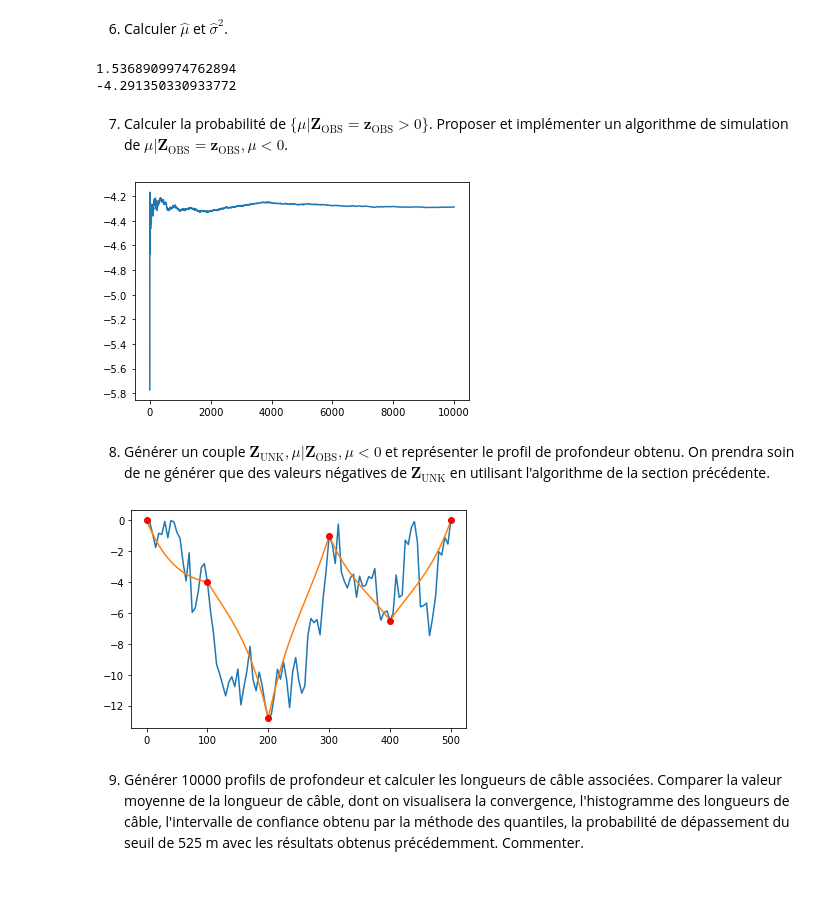
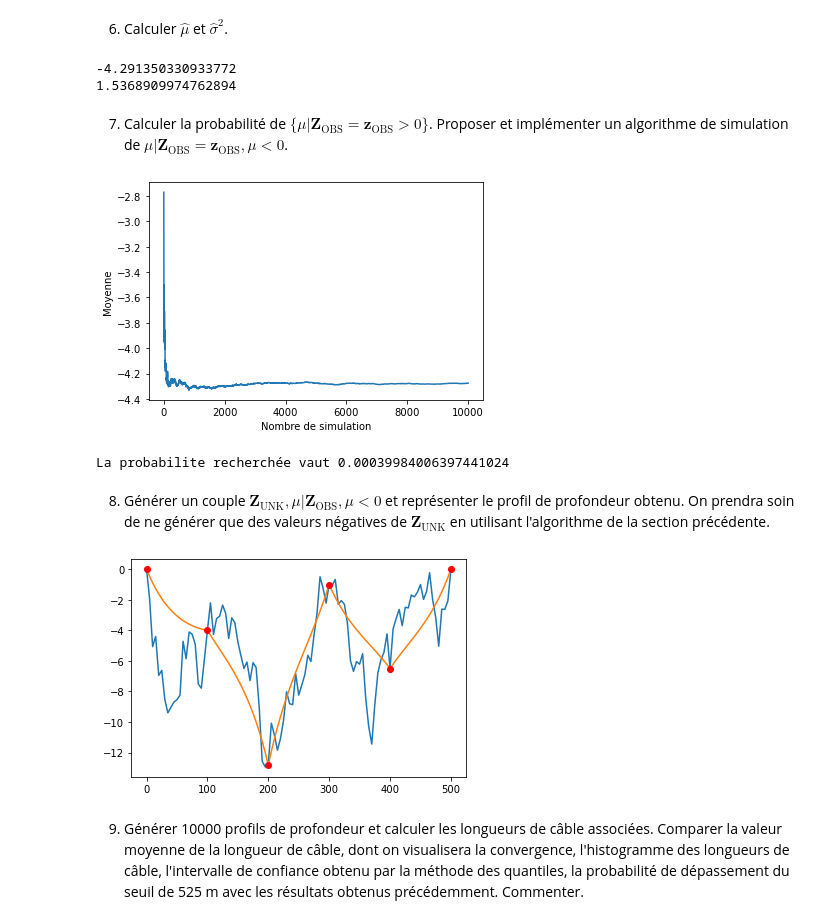
Before and after one commit to pguillot07/Devoir-Maths-Info-Probabilites, a Jupyter notebook: Projet numérique de Probabilités 2021 - Rendu.ipynb, the cells around one changed output. Saved outputs shown, nothing was run; the diff lists cells and outputs as text; code cells hidden in the pictures; blank space fills up the shorter version.

```diff
--- a/Projet numérique de Probabilités 2021 - Rendu.ipynb
+++ b/Projet numérique de Probabilités 2021 - Rendu.ipynb
@@ -396,47 +409,56 @@ On va plutôt procéder par simulations en cascade, c'est-à-dire que pour chaqu
 6. Calculer $\widehat{\mu}$ et $\widehat{\sigma}^2$.
 # %%
 ones = np.array([1,1,1,1,1,1])
-SigmaChapeauCarre = 1/(np.matmul(np.transpose(ones), np.matmul(invSigma, ones)) + 1/4)
-print(SigmaChapeauCarre)
 
 MuChapeau = SigmaChapeauCarre*(np.matmul(np.transpose(ones), np.matmul(invSigma, depth)) - 5/4)
 print(MuChapeau)
+
+SigmaChapeauCarre = 1/(np.matmul(np.transpose(ones), np.matmul(invSigma, ones)) + 1/4)
+print(SigmaChapeauCarre)
 # %% [output]
+-4.291350330933772
 1.5368909974762894
--4.291350330933772
 # %% [markdown]
 7. Calculer la probabilité de $\{\mu| \mathbf{Z}_{\text{OBS}} = \mathbf{z}_{\text{OBS}} > 0\}$. Proposer et implémenter un algorithme de simulation de $\mu| \mathbf{Z}_{\text{OBS}} = \mathbf{z}_{\text{OBS}}, \mu <0$.
 # %%
 #on simule I fois en implementant une methode du rejet et on fait la moyenne (TCL)
 I = 10000
 indice_simu = np.arange(1,I+1)
-result = []
-M = []
+result = [] #vecteur des resultats de la simulation
+M = [] #vecteur des moyennes
+rejet = 0
 for i in range(I):
     y = np.random.normal(0,1,1)[0]
     simulation = MuChapeau + SigmaChapeauCarre**(1/2)*y
-    while simulation >= 0:
+    while simulation >= 0: #on implemente ici la methode de rejet, pour imposer des valeurs negatives de mu
         y = np.random.normal(0,1,1)[0]
         simulation = MuChapeau + SigmaChapeauCarre**(1/2)*y
+        rejet += 1
     result.append(simulation)
     M.append(sum(result)/(i+1))
 
 plt.plot(indice_simu,M)
+plt.xlabel("Nombre de simulation")
+plt.ylabel("Moyenne")
 plt.show();
+
+print(f"La probabilite recherchée vaut {rejet/(rejet+I)}")
 # %% [output]
-[figure, old version]
+[figure, new version]
+La probabilite recherchée vaut 0.00039984006397441024
 # %% [markdown]
 8. Générer un couple $\mathbf{Z}_{\text{UNK}}, \mu| \mathbf{Z}_{\text{OBS}}, \mu <0$ et représenter le profil de profondeur obtenu. On prendra soin de ne générer que des valeurs négatives de $\mathbf{Z}_{\text{UNK}}$ en utilisant l'algorithme de la section précédente.
 # %%
-#methode de rejet: on veut que simu_cascade ne possede que des valeurs negatives
 y = np.random.normal(0,1,1)[0]
 mu = MuChapeau + SigmaChapeauCarre**(1/2)*y
+#methode de rejet sur mu:
 while simulation >= 0: #on s'asssure qu'on utilise un mu < 0
     y = np.random.normal(0,1,1)[0]
     mu = MuChapeau + SigmaChapeauCarre**(1/2)*y
 
 Ec= mu+np.matmul(np.transpose(SigmaObsUnknown),np.matmul(np.linalg.inv(SigmaObs),depth-mu))
 simu_cascade = Ec + np.matmul(Cholesky,x)
+#methode de rejet sur Zunk:
 for i in range(np.shape(unknown_indexes)[0]):
     while simu_cascade[i] >= 0: #on s'assure que Zunk < 0
         x[i] = np.random.normal(0,1,1)[0]
@@ -450,7 +472,7 @@ plt.plot(discretization,allval1)
 plt.plot(discretization[observation_indexes], depth, 'ro')
 plt.show()
 # %% [output]
-[figure, old version]
+[figure, new version]
 # %% [markdown]
 9. Générer 10000 profils de profondeur et calculer les longueurs de câble associées. Comparer la valeur moyenne de la longueur de câble, dont on visualisera la convergence, l'histogramme des longueurs de câble, l'intervalle de confiance obtenu par la méthode des quantiles, la probabilité de dépassement du seuil de 525 m avec les résultats obtenus précédemment. Commenter.
 # %%
```
Also changed, not shown: parts of 13 cells of this notebook.
